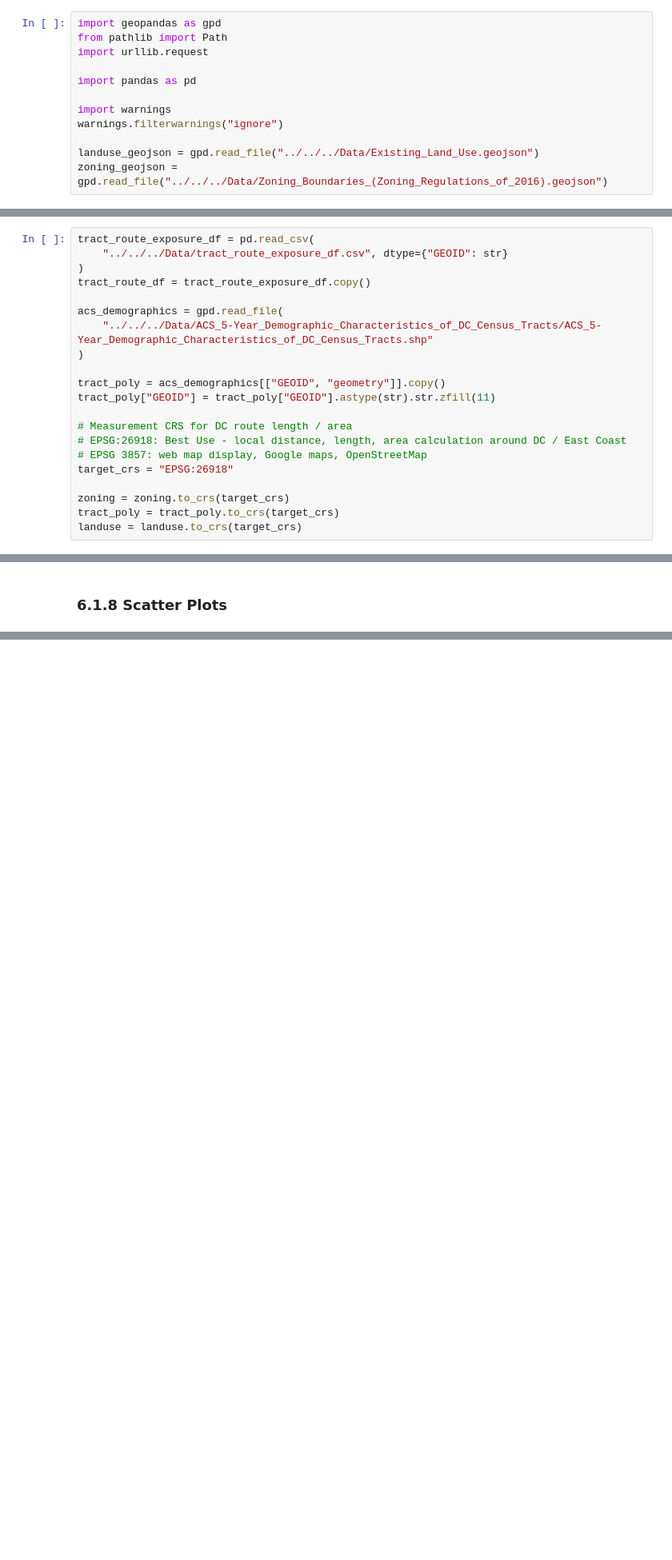
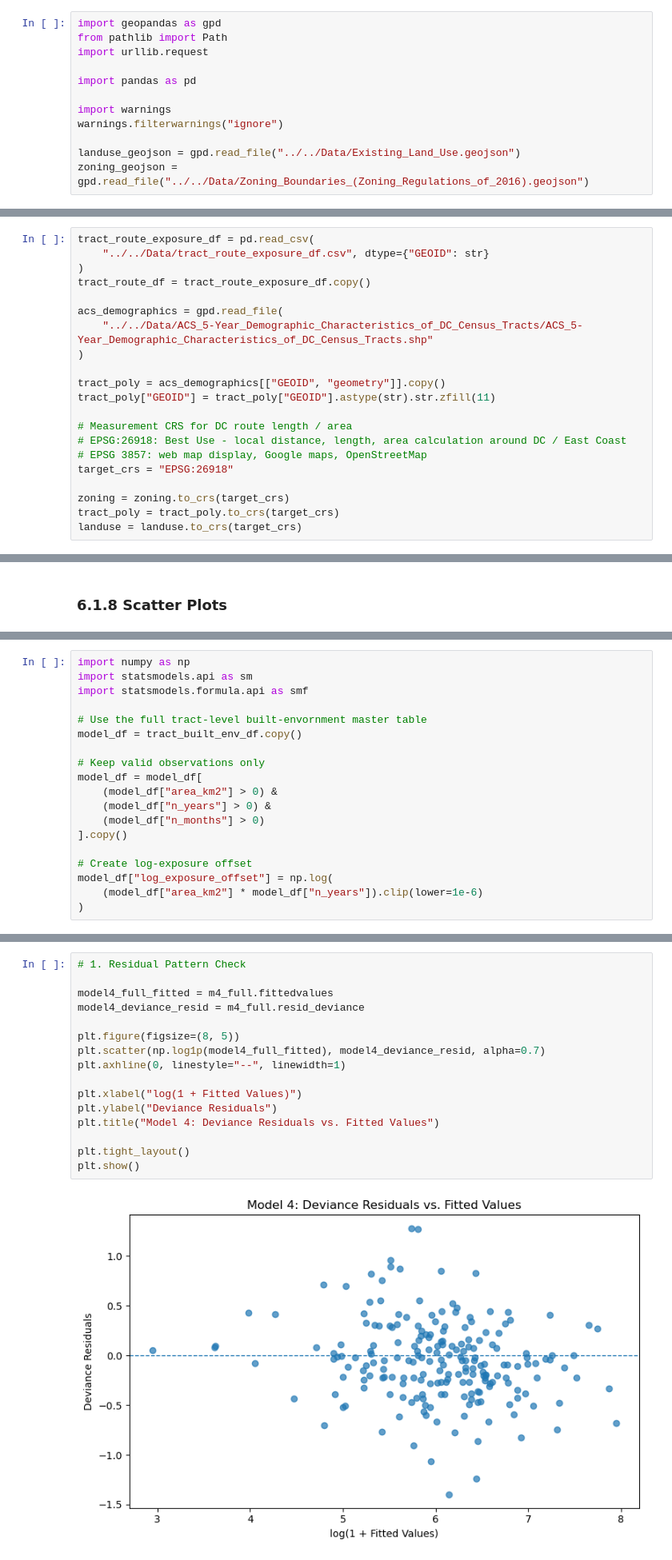
Before and after one commit to qchen077/Portfolio, a Jupyter notebook: Auto_Ins_DC/Deliverable 5 - Built_Environment_Land_Use_Extension.ipynb, the cells around one changed output, grey strips where cells are left out. Shown at 80% size. Cells and saved outputs as stored; diff of their text form; blank space fills up the shorter version.

```diff
--- a/Auto_Ins_DC/Deliverable 5 - Built_Environment_Land_Use_Extension.ipynb
+++ b/Auto_Ins_DC/Deliverable 5 - Built_Environment_Land_Use_Extension.ipynb
@@ -364,8 +364,8 @@ import pandas as pd
 import warnings
 warnings.filterwarnings("ignore")
 
-landuse_geojson = gpd.read_file("../../../Data/Existing_Land_Use.geojson")
-zoning_geojson = gpd.read_file("../../../Data/Zoning_Boundaries_(Zoning_Regulations_of_2016).geojson")
+landuse_geojson = gpd.read_file("../../Data/Existing_Land_Use.geojson")
+zoning_geojson = gpd.read_file("../../Data/Zoning_Boundaries_(Zoning_Regulations_of_2016).geojson")
 # %%
 landuse = landuse_geojson.copy()
 zoning = zoning_geojson.copy()
@@ -615,12 +615,12 @@ These two concepts are related but not identical. A parcel may be zoned for mixe
 Existing Land Use tells what the land currently is. Zoning tells what the land is legally allowed or regulated to become. Both may help explain crash concentration differently.
 # %%
 tract_route_exposure_df = pd.read_csv(
-    "../../../Data/tract_route_exposure_df.csv", dtype={"GEOID": str}
+    "../../Data/tract_route_exposure_df.csv", dtype={"GEOID": str}
 )
 tract_route_df = tract_route_exposure_df.copy()
 
 acs_demographics = gpd.read_file(
-    "../../../Data/ACS_5-Year_Demographic_Characteristics_of_DC_Census_Tracts/ACS_5-Year_Demographic_Characteristics_of_DC_Census_Tracts.shp"
+    "../../Data/ACS_5-Year_Demographic_Characteristics_of_DC_Census_Tracts/ACS_5-Year_Demographic_Characteristics_of_DC_Census_Tracts.shp"
 )
 
 tract_poly = acs_demographics[["GEOID", "geometry"]].copy()
@@ -1612,0 +1925,19 @@ for x_col in scatter_vars:
+# %%
+import numpy as np
+import statsmodels.api as sm
+import statsmodels.formula.api as smf
+
+# Use the full tract-level built-envornment master table
+model_df = tract_built_env_df.copy()
+
+# Keep valid observations only
+model_df = model_df[
+    (model_df["area_km2"] > 0) &
+    (model_df["n_years"] > 0) &
+    (model_df["n_months"] > 0)
+].copy()
+
+# Create log-exposure offset
+model_df["log_exposure_offset"] = np.log(
+    (model_df["area_km2"] * model_df["n_years"]).clip(lower=1e-6)
+)
@@ -1612,0 +2430,18 @@ for x_col in scatter_vars:
+# %%
+# 1. Residual Pattern Check
+
+model4_full_fitted = m4_full.fittedvalues
+model4_deviance_resid = m4_full.resid_deviance
+
+plt.figure(figsize=(8, 5))
+plt.scatter(np.log1p(model4_full_fitted), model4_deviance_resid, alpha=0.7)
+plt.axhline(0, linestyle="--", linewidth=1)
+
+plt.xlabel("log(1 + Fitted Values)")
+plt.ylabel("Deviance Residuals")
+plt.title("Model 4: Deviance Residuals vs. Fitted Values")
+
+plt.tight_layout()
+plt.show()
+# %% [output]
+[figure, added]
```
Also changed, not shown: parts of 51 cells of this notebook, 35 other files.
